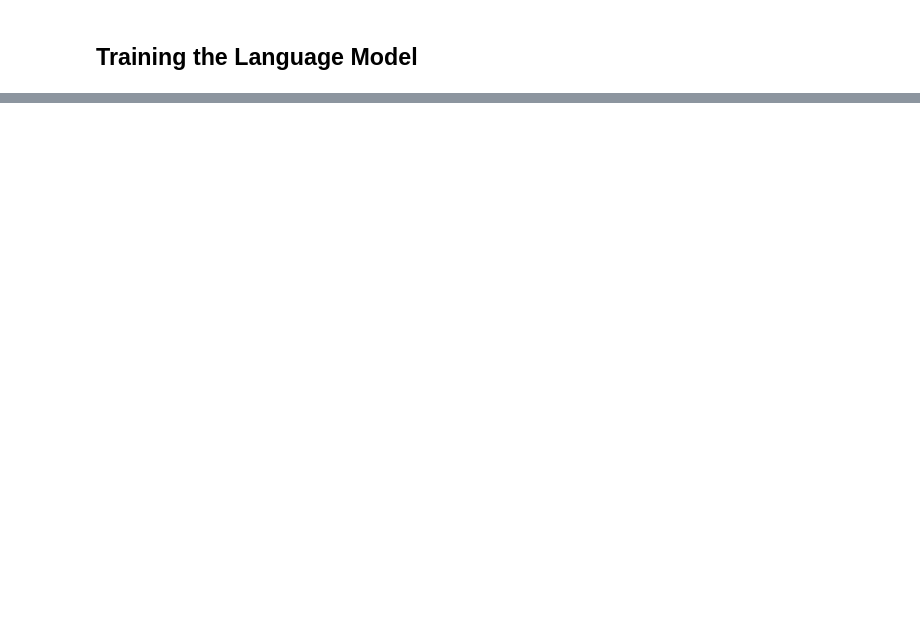
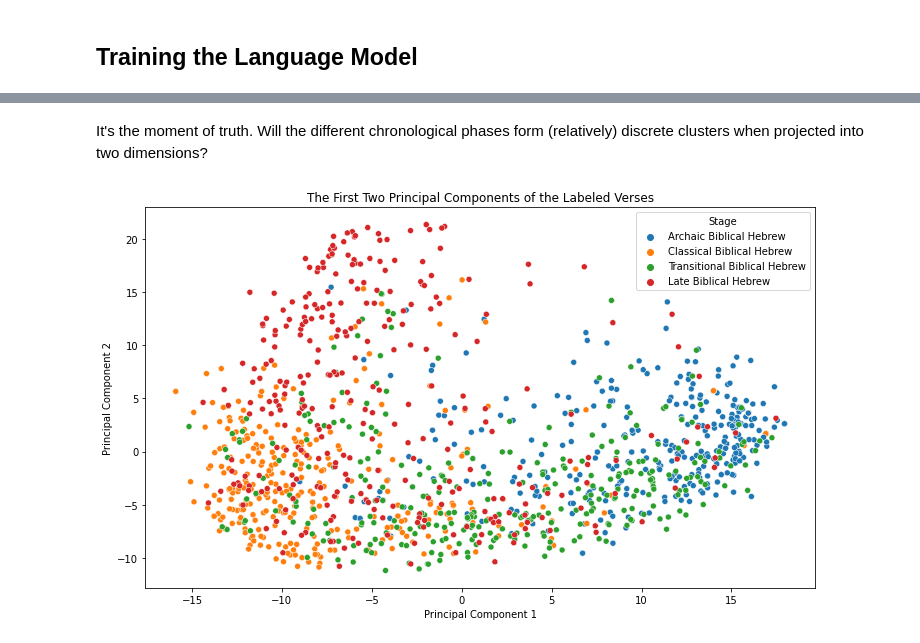
Before and after one commit to gngpostalsrvc/Capstone3, a Jupyter notebook: Capstone 3 - Exploratory Data Analysis.ipynb, the cells around one changed output, grey strips where cells are left out. Cells and saved outputs as stored; diff of their text form; code cells hidden in the pictures; blank space fills up the shorter version.

Commit message:
added data wrangling and EDA notebooks

```diff
--- a/Capstone 3 - Exploratory Data Analysis.ipynb
+++ b/Capstone 3 - Exploratory Data Analysis.ipynb
@@ -119,0 +308,6 @@ trainer.train()
+# %%
+pca = PCA(n_components=2, random_state=42)
+# %%
+labeled_verses_vectorized = pd.read_csv('labeled_verses_vectorized.csv', index_col='Verse')
+
+labeled_verses_vectorized.head()
@@ -119,0 +323,9 @@ trainer.train()
+# %%
+pc = pd.DataFrame(pca.fit_transform(labeled_verses_vectorized.drop(columns='Stage')))
+
+pc.columns = ['PC1', 'PC2']
+
+pc['Stage'] = labeled_verses_vectorized.reset_index()['Stage']
+pc['Verse'] = labeled_verses_vectorized.reset_index()['Verse']
+
+pc.head()
@@ -119,0 +339,11 @@ trainer.train()
+# %% [markdown]
+It's the moment of truth. Will the different chronological phases form (relatively) discrete clusters when projected into two dimensions?
+# %%
+plt.figure(figsize=(12,7))
+sns.scatterplot(x='PC1', y='PC2', data=pc, hue='Stage')
+plt.title('The First Two Principal Components of the Labeled Verses')
+plt.xlabel('Principal Component 1')
+plt.ylabel('Principal Component 2')
+plt.show();
+# %% [output]
+[figure, added]
```
Also changed, not shown: parts of 57 cells of this notebook, 17 other files.
